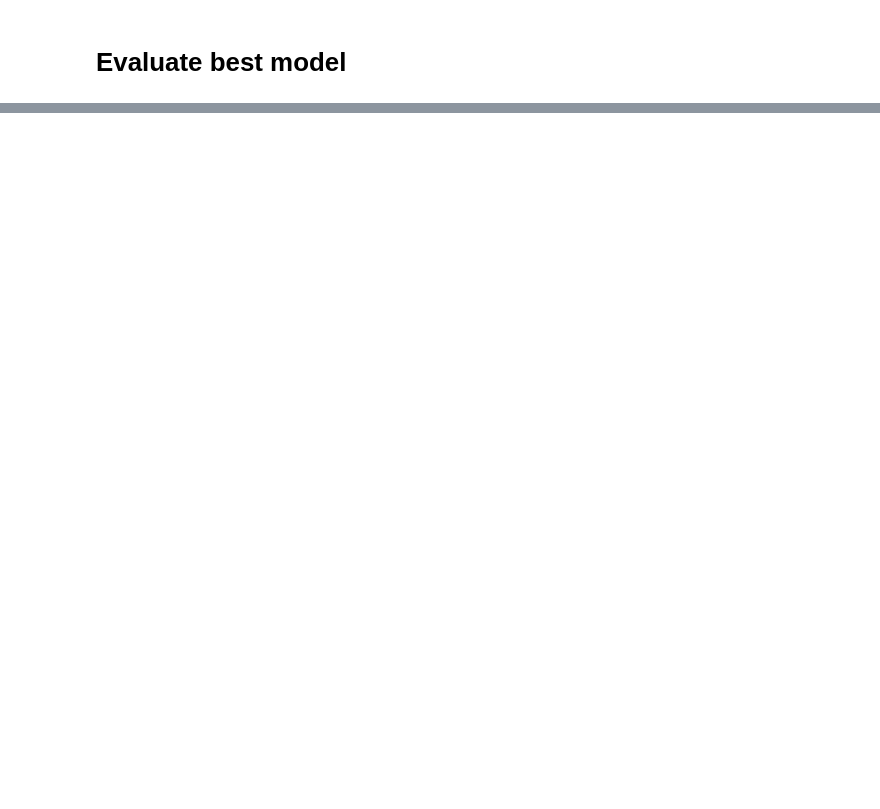
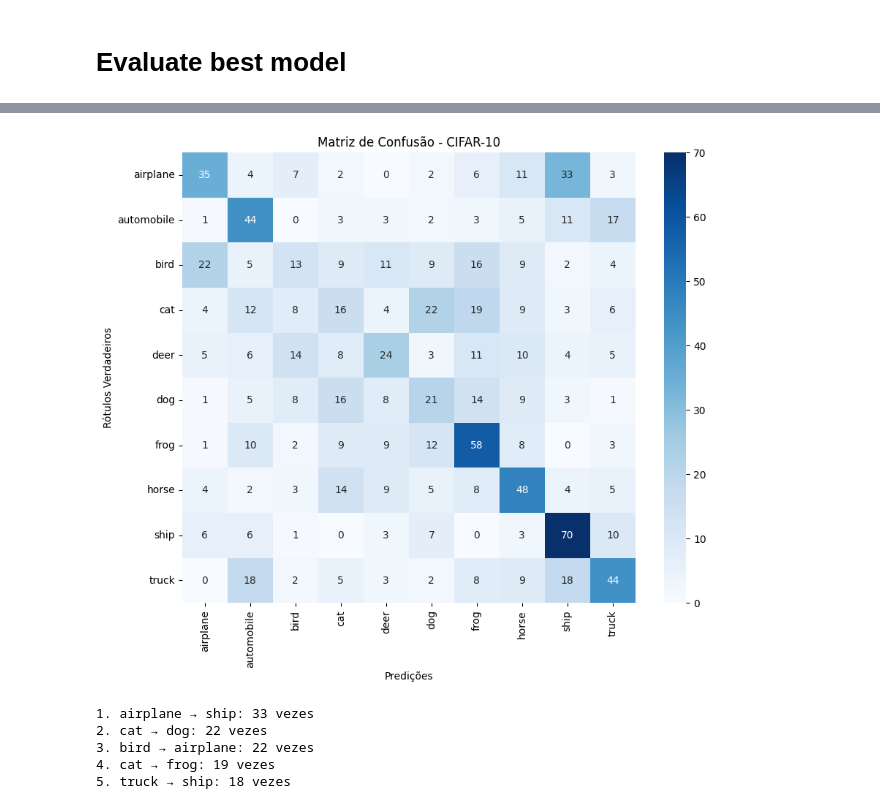
Before and after one commit to Edu-p/nn-exps, a Jupyter notebook: notebooks/MP1_2/main.ipynb, the cells around one changed output, grey strips where cells are left out. Cells and saved outputs as stored; diff of their text form; code cells hidden in the pictures; blank space fills up the shorter version.

Commit message:
feat: confusion matrix analysis

```diff
--- a/notebooks/MP1_2/main.ipynb
+++ b/notebooks/MP1_2/main.ipynb
@@ -583,2 +531,31 @@ truck:
   Número de amostras: 109
   Representatividade: 10.90%
+# %%
+cm = metrics.confusion_matrix(labels, predictions)
+
+plt.figure(figsize=(10, 8))
+sns.heatmap(cm, annot=True, fmt='d', cmap='Blues', xticklabels=classes, yticklabels=classes)
+plt.title('Matriz de Confusão - CIFAR-10')
+plt.xlabel('Predições')
+plt.ylabel('Rótulos Verdadeiros')
+plt.show()
+
+cm_errors = cm.copy()
+np.fill_diagonal(cm_errors, 0)
+
+flat_indices = np.argsort(cm_errors.ravel())[::-1][:5]
+confusion_indices = np.unravel_index(flat_indices, cm_errors.shape)
+
+for i in range(5):
+    true_class = confusion_indices[0][i]
+    pred_class = confusion_indices[1][i]
+    count = cm_errors[true_class, pred_class]
+    if count > 0:
+        print(f"{i+1}. {classes[true_class]} → {classes[pred_class]}: {count} vezes")
+# %% [output]
+[figure, added]
+1. airplane → ship: 33 vezes
+2. cat → dog: 22 vezes
+3. bird → airplane: 22 vezes
+4. cat → frog: 19 vezes
+5. truck → ship: 18 vezes
```
Also changed, not shown: parts of 9 cells of this notebook.
